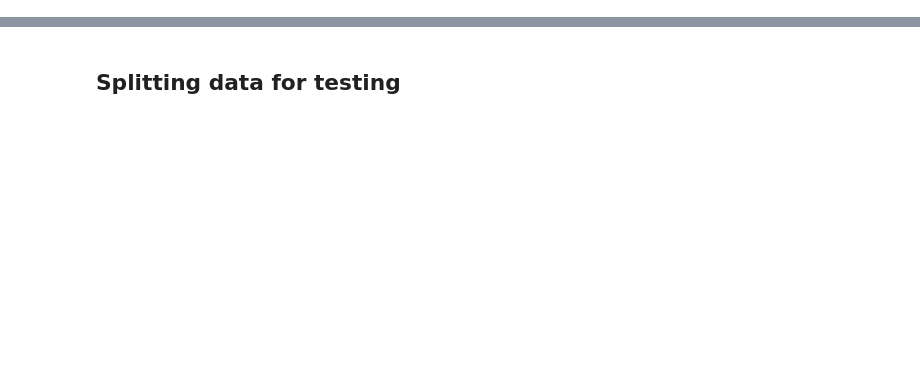
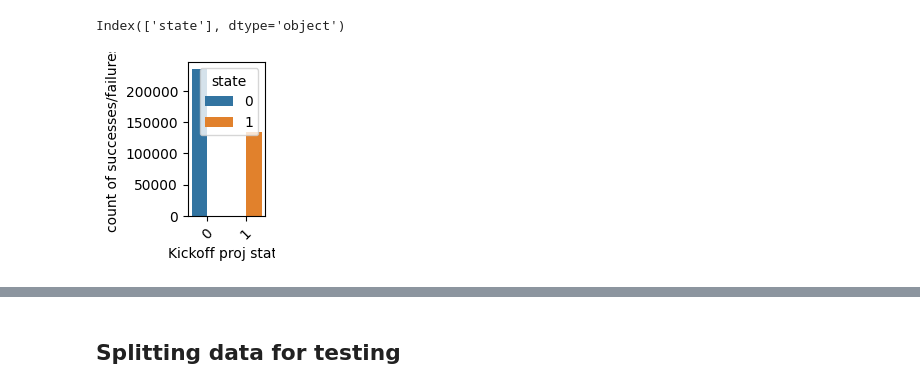
Before and after one commit to EmnaZayaniEsprit/ds-ml-project-template, a Jupyter notebook: EDA-and-modeling.ipynb, the cells around one changed output, grey strips where cells are left out. Saved outputs shown, nothing was run; the diff lists cells and outputs as text; code cells hidden in the pictures; blank space fills up the shorter version.

```diff
--- a/EDA-and-modeling.ipynb
+++ b/EDA-and-modeling.ipynb
@@ -90,8 +98,13 @@ X.head()
-# %%
-# split the data into training and testing sets
-
-try:
-    X.drop(columns = ['id'], axis = 1, inplace = True)
-    X.reindex(drop = True, inplace = True)
-except:
-    pass
+# %%
+""" from sklearn.preprocessing import LabelEncoder
+label_cols = ["category", "subcategory", "country"]
+
+encoder = LabelEncoder()
+for col in label_cols:
+    X[col] = encoder.fit_transform(X[col].astype(str)) """
+#le = preprocessing.LabelEncoder()
+#X['country'] = le.fit_transform(X['country'])
+#X['category'] = le.fit_transform(X['category'])
+#X['subcategory'] = le.fit_transform(X['subcategory']) */
+
+X
@@ -98 +127,12 @@ except:
+# %%
+start = pd.to_datetime(X['launched'])
+end = pd.to_datetime(X['deadline'])
+
+X['D_year']  = end.dt.year
+X['D_month'] = end.dt.month
+X['S_year']  = start.dt.year
+X['S_month'] = start.dt.month
+X['duration'] = (end - start).dt.days
+
+X.drop(columns=['launched', 'deadline'], inplace=True)
 # %%
@@ -149,0 +195,17 @@ KeyboardInterrupt:
+# %%
+y.columns
+# %% [output]
+Index(['state'], dtype='object')
+# %%
+Z = pd.concat([X,y], axis=1)
+plt.subplots(figsize=(1,2),dpi=100)
+sns.countplot(x = 'state',data = Z, hue='state')
+plt.xlabel('Kickoff proj state')
+plt.ylabel('count of successes/failures')
+plt.xticks(rotation=45)
+plt.show()
+
+
+#plt.subplots(figsize=(10,9),dpi=100)
+# %% [output]
+[figure, added]
```
Also changed, not shown: parts of 28 cells of this notebook.
